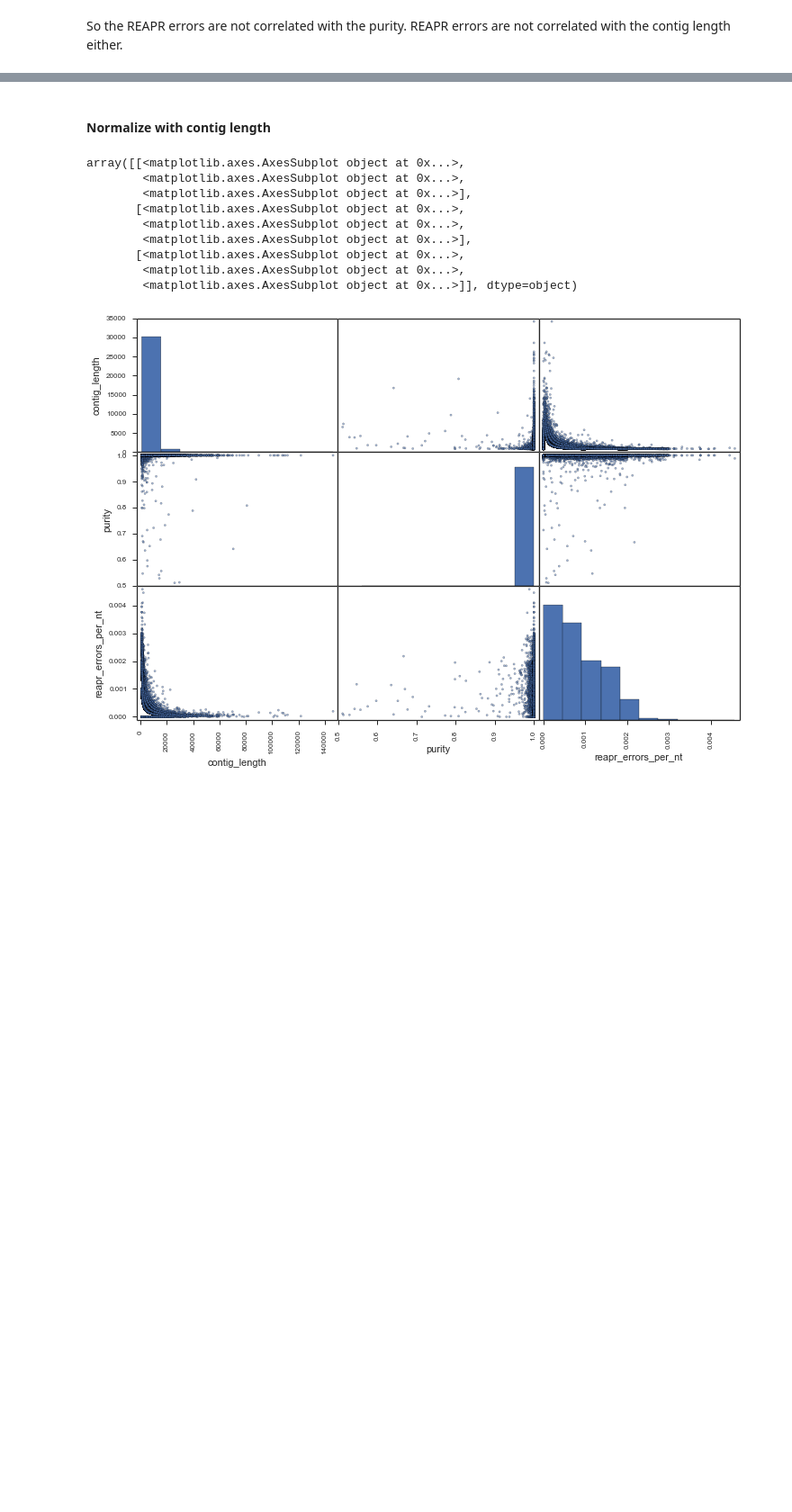
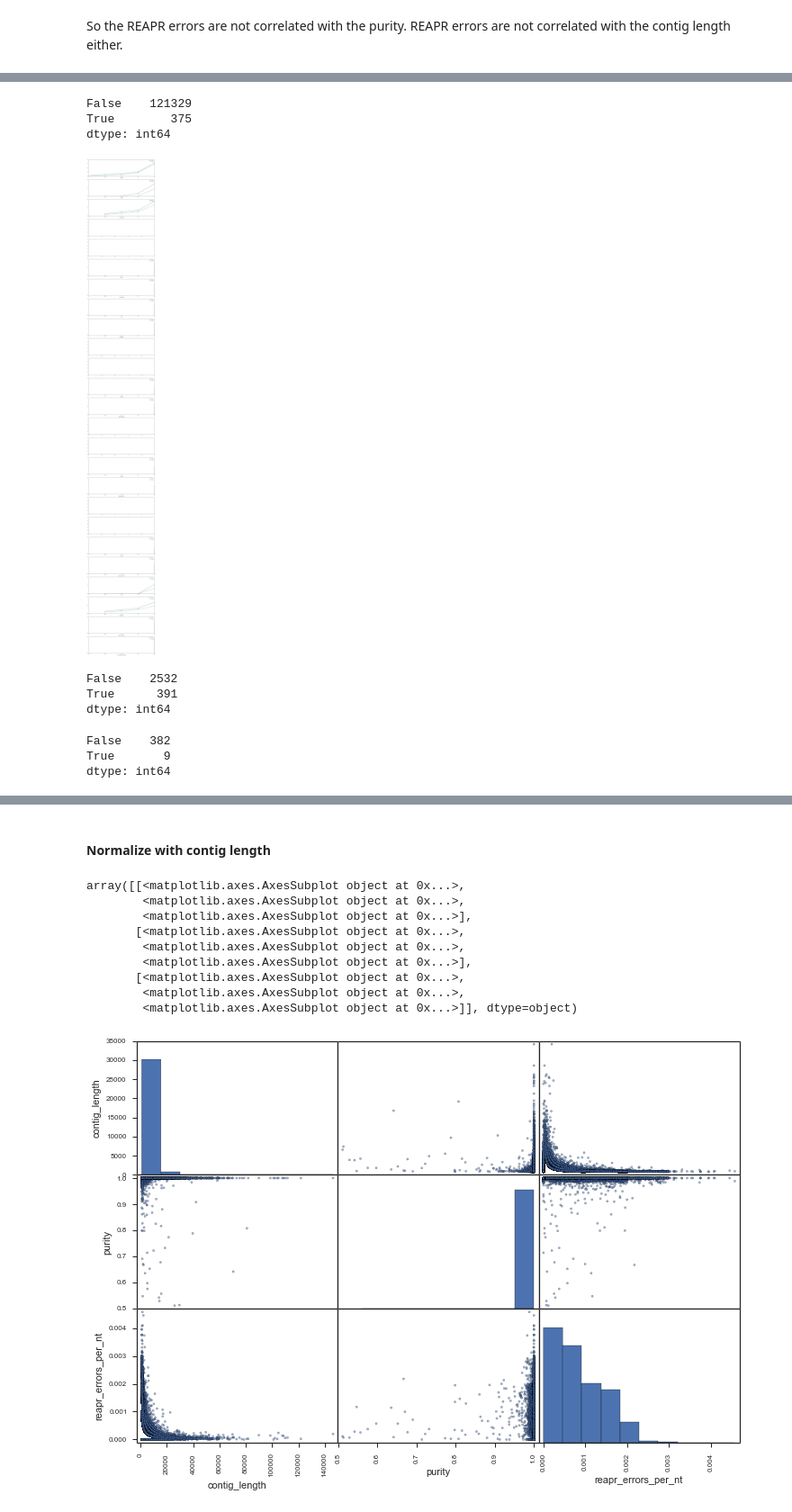
Before and after one commit to alneberg/masmvali-publication, a Jupyter notebook: notebooks/LIMS1884-filtered-pairs-assemblies-2.ipynb, the cells around one changed output, grey strips where cells are left out. Shown at 90% size. Cells and saved outputs as stored; diff of their text form; code cells hidden in the pictures; blank space fills up the shorter version.

```diff
--- a/notebooks/LIMS1884-filtered-pairs-assemblies-2.ipynb
+++ b/notebooks/LIMS1884-filtered-pairs-assemblies-2.ipynb
@@ -417,0 +553,33 @@ So the REAPR errors are not correlated with the purity. REAPR errors are not cor
+# %%
+mpl.rcParams['figure.figsize'] = 16, 120
+fig, ax = plt.subplots(25)
+pure = (rns31purdf['max_aln_purity'] < 0.96)
+print pure.value_counts()
+creapr_copy = creapr.copy()
+creapr_copy['pure'] = pure
+for i, column in enumerate(creapr.columns):
+    max_v = creapr_copy[column].max()
+    if max_v > 0:
+        ax_c.set_yscale('log')
+        #ax_c.set_ylim(0, max_v)
+        pass
+    else:
+        continue
+    ax_c = ax[i]
+    column_df = creapr_copy[[column, 'pure']]
+    for purity, group_df in creapr_copy.groupby('pure'):
+        describe_df = group_df.describe()
+        label = "Impure" if purity else "Pure"
+        #describe_df.ix['min':, column].plot('x-', ax=ax_c, label=label)
+        plot_df = describe_df.ix['min':, column]
+        ax_c.plot(range(0,len(plot_df.values)), plot_df.values, 'o-', label=label)
+    ax_c.set_xticks(range(0, len(plot_df.values)))
+    ax_c.set_xticklabels(plot_df.index)
+    ax_c.set_yscale('log')
+    ax_c.legend()
+    ax_c.set_xlabel("{0}".format(column))
+# %% [output]
+False    121329
+True        375
+dtype: int64
+[figure, added]
@@ -417,0 +599,6 @@ So the REAPR errors are not correlated with the purity. REAPR errors are not cor
+# %%
+overlaps_s.value_counts()
+# %% [output]
+False    2532
+True      391
+dtype: int64
@@ -417,0 +607,6 @@ So the REAPR errors are not correlated with the purity. REAPR errors are not cor
+# %%
+(creapr_copy[overlaps_s]['purity'] < 0.8).value_counts()
+# %% [output]
+False    382
+True       9
+dtype: int64
```
Also changed, not shown: parts of 34 cells of this notebook.
